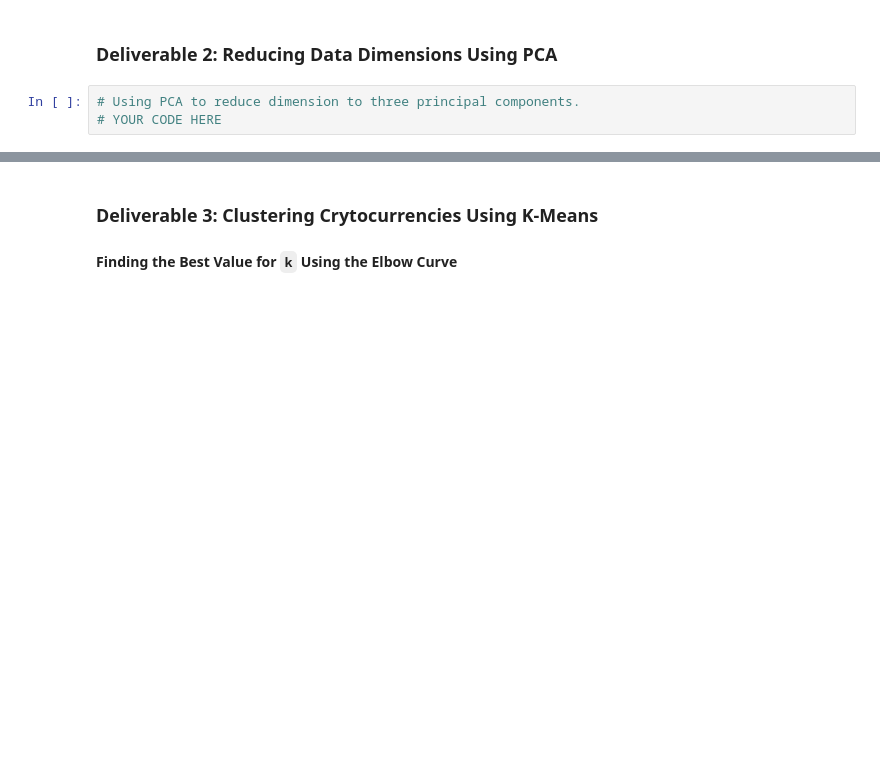
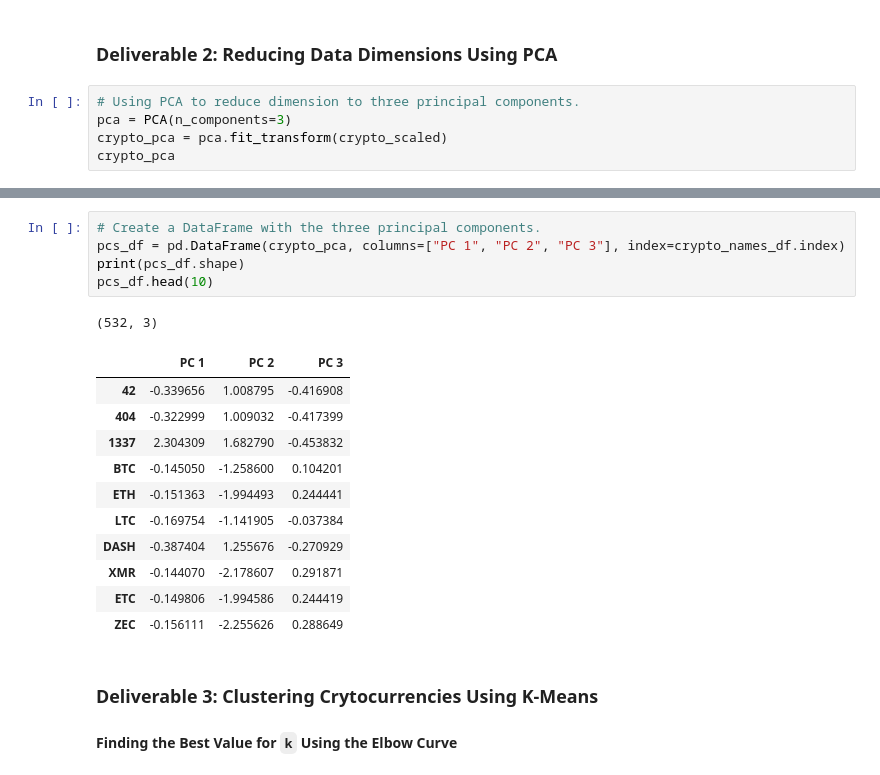
Before and after one commit to jlynw/Cryptocurrencies, a Jupyter notebook: crypto_clustering.ipynb, the cells around one changed output, grey strips where cells are left out. Cells and saved outputs as stored; diff of their text form; blank space fills up the shorter version.

```diff
--- a/crypto_clustering.ipynb
+++ b/crypto_clustering.ipynb
@@ -195,5 +194,7 @@ array([[-0.11710817, -0.1528703 , -0.0433963 , -0.0433963 , -0.0433963 ,
 ### Deliverable 2: Reducing Data Dimensions Using PCA
 # %%
 # Using PCA to reduce dimension to three principal components.
-# YOUR CODE HERE
+pca = PCA(n_components=3)
+crypto_pca = pca.fit_transform(crypto_scaled)
+crypto_pca
 # %% [output]
@@ -223,3 +208,21 @@ array([[-0.33285464,  1.0383583 , -0.56494435],
+# %%
+# Create a DataFrame with the three principal components.
+pcs_df = pd.DataFrame(crypto_pca, columns=["PC 1", "PC 2", "PC 3"], index=crypto_names_df.index)
+print(pcs_df.shape)
+pcs_df.head(10)
+# %% [output]
+(532, 3)
+|  | PC 1 | PC 2 | PC 3 |
+| 42 | -0.339656 | 1.008795 | -0.416908 |
+| 404 | -0.322999 | 1.009032 | -0.417399 |
+| 1337 | 2.304309 | 1.682790 | -0.453832 |
+| BTC | -0.145050 | -1.258600 | 0.104201 |
+| ETH | -0.151363 | -1.994493 | 0.244441 |
+| LTC | -0.169754 | -1.141905 | -0.037384 |
+| DASH | -0.387404 | 1.255676 | -0.270929 |
+| XMR | -0.144070 | -2.178607 | 0.291871 |
+| ETC | -0.149806 | -1.994586 | 0.244419 |
+| ZEC | -0.156111 | -2.255626 | 0.288649 |
 # %% [markdown]
 ### Deliverable 3: Clustering Crytocurrencies Using K-Means
 
```
Also changed, not shown: parts of 3 cells of this notebook.
